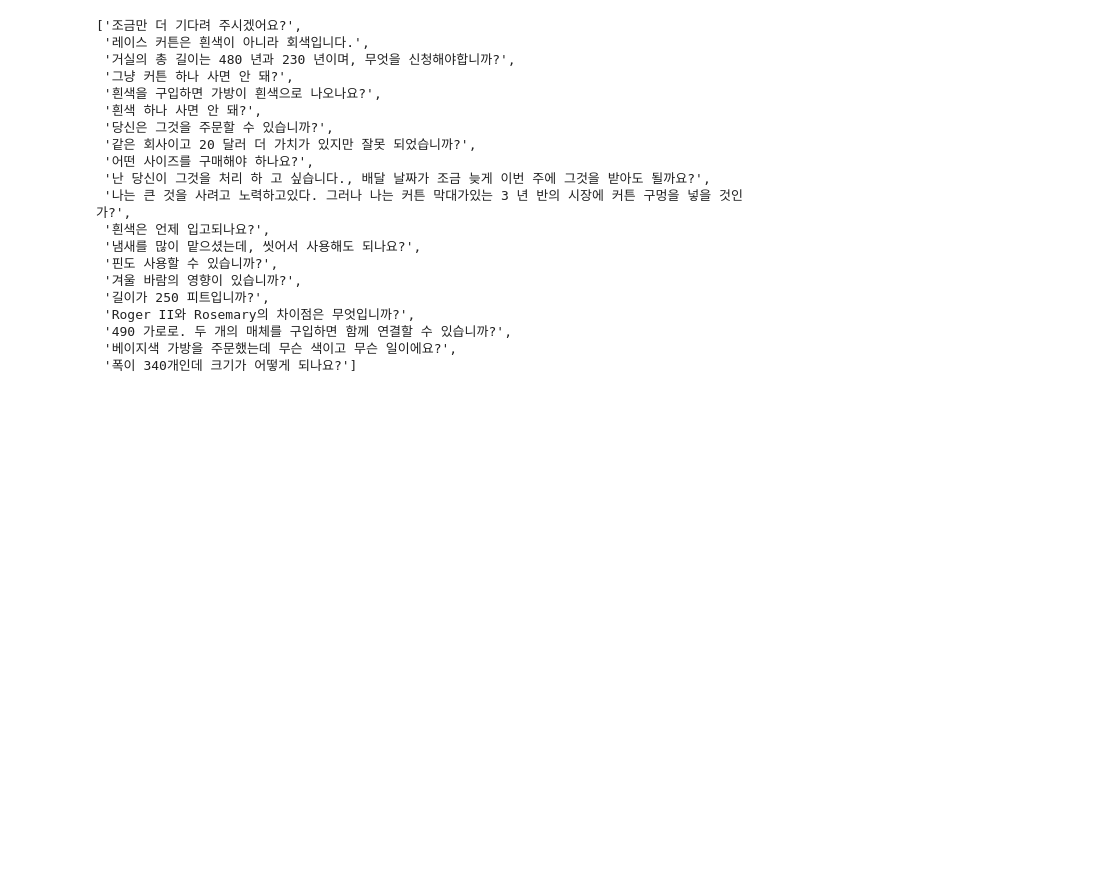
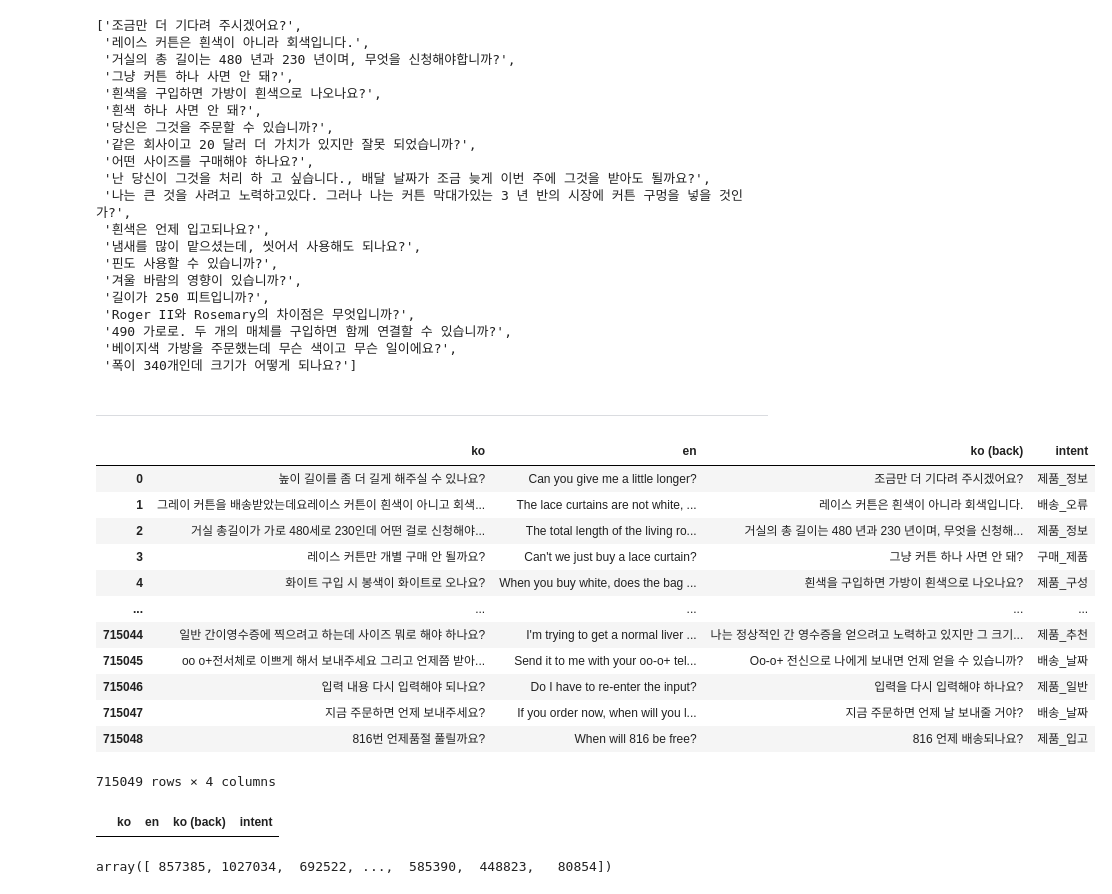
Before and after one commit to uoo723/BigStar-RnD-DA, a Jupyter notebook: notebooks/dev.ipynb, the cells around one changed output. Cells and saved outputs as stored; diff of their text form; code cells hidden in the pictures; blank space fills up the shorter version.

Commit message:
feat: implement backtranslation with over sampling

```diff
--- a/notebooks/dev.ipynb
+++ b/notebooks/dev.ipynb
@@ -480,3 +480,39 @@ tgt_text
  '490 가로로. 두 개의 매체를 구입하면 함께 연결할 수 있습니까?',
  '베이지색 가방을 주문했는데 무슨 색이고 무슨 일이에요?',
  '폭이 340개인데 크기가 어떻게 되나요?']
+# %% [markdown]
+---
+# %%
+src_translated = joblib.load("./outputs/backtranslation/src_translated.joblib")
+tgt_translated = joblib.load("./outputs/backtranslation/tgt_translated.joblib")
+# %%
+train_dataset = LotteQADataset()
+# %%
+df = pd.DataFrame(
+    data={
+        "ko": train_dataset.x,
+        "en": src_translated,
+        "ko (back)": tgt_translated,
+        "intent": train_dataset.y,
+    }
+)
+
+df
+# %% [output]
+|  | ko | en | ko (back) | intent |
+| 0 | 높이 길이를 좀 더 길게 해주실 수 있나요? | Can you give me a little longer? | 조금만 더 기다려 주시겠어요? | 제품_정보 |
+| 1 | 그레이 커튼을 배송받았는데요레이스 커튼이 흰색이 아니고 회색... | The lace curtains are not white, ... | 레이스 커튼은 흰색이 아니라 회색입니다. | 배송_오류 |
+| 2 | 거실 총길이가 가로 480세로 230인데 어떤 걸로 신청해야... | The total length of the living ro... | 거실의 총 길이는 480 년과 230 년이며, 무엇을 신청해... | 제품_정보 |
+| 3 | 레이스 커튼만 개별 구매 안 될까요? | Can't we just buy a lace curtain? | 그냥 커튼 하나 사면 안 돼? | 구매_제품 |
+| 4 | 화이트 구입 시 봉색이 화이트로 오나요? | When you buy white, does the bag ... | 흰색을 구입하면 가방이 흰색으로 나오나요? | 제품_구성 |
+| ... | ... | ... | ... | ... |
+| 715044 | 일반 간이영수증에 찍으려고 하는데 사이즈 뭐로 해야 하나요? | I'm trying to get a normal liver ... | 나는 정상적인 간 영수증을 얻으려고 노력하고 있지만 그 크기... | 제품_추천 |
+| 715045 | oo o+전서체로 이쁘게 해서 보내주세요 그리고 언제쯤 받아... | Send it to me with your oo-o+ tel... | Oo-o+ 전신으로 나에게 보내면 언제 얻을 수 있습니까? | 배송_날짜 |
+| 715046 | 입력 내용 다시 입력해야 되나요? | Do I have to re-enter the input? | 입력을 다시 입력해야 하나요? | 제품_일반 |
+| 715047 | 지금 주문하면 언제 보내주세요? | If you order now, when will you l... | 지금 주문하면 언제 날 보내줄 거야? | 배송_날짜 |
+| 715048 | 816번 언제품절 풀릴까요? | When will 816 be free? | 816 언제 배송되나요? | 제품_입고 |
+715049 rows × 4 columns
+# %%
+df[df['en'].isnull()]
+# %% [output]
+|  | ko | en | ko (back) | intent |
@@ -482,0 +526,4 @@ tgt_text
+# %%
+idx
+# %% [output]
+array([ 857385, 1027034,  692522, ...,  585390,  448823,   80854])
```
Also changed, not shown: parts of 10 cells of this notebook, 3 other files.
